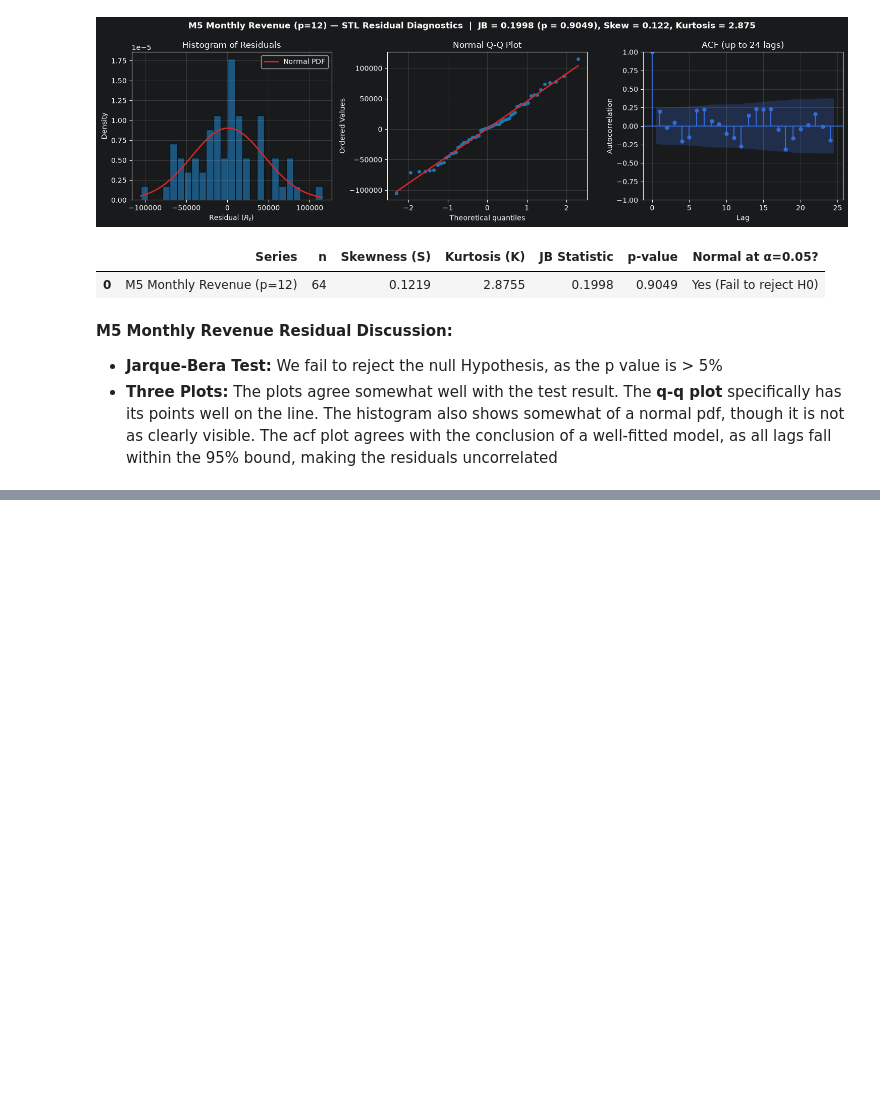
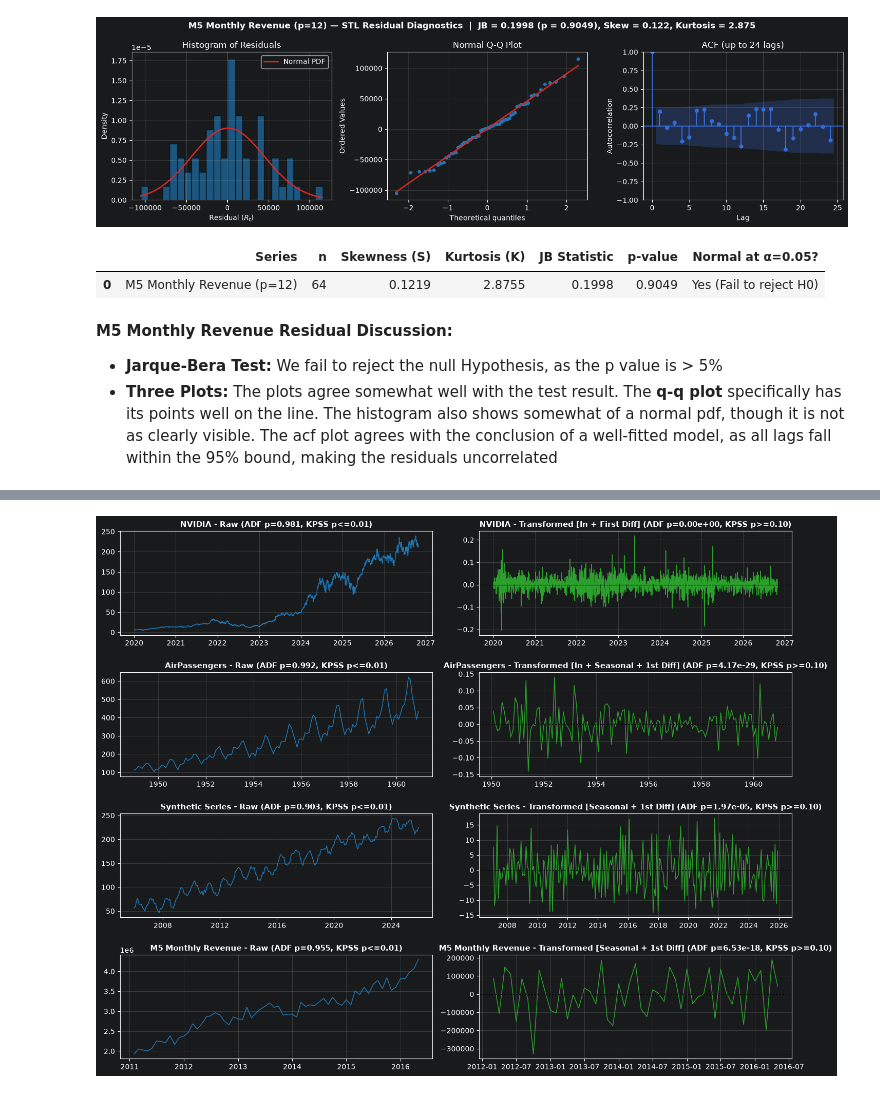
Before and after one commit to elias2304/notebooks, a Jupyter notebook: tis/hw2/hw2.ipynb, the cells around one changed output, grey strips where cells are left out. Drawn from its saved outputs; the diff is of its cells as text; code cells hidden in the pictures; blank space fills up the shorter version.

```diff
--- a/tis/hw2/hw2.ipynb
+++ b/tis/hw2/hw2.ipynb
@@ -448,0 +472,74 @@ pd.DataFrame([jb_m5])
+# %%
+def adf_kpss_verdict(adf_p: float, kpss_p: float, alpha: float = 0.05) -> str:
+    adf_reject = adf_p < alpha
+    kpss_reject = kpss_p < alpha
+    if adf_reject and not kpss_reject:
+        return 'Stationary (Case 1: ADF rejects H0, KPSS fails to reject H0)'
+    elif not adf_reject and kpss_reject:
+        return 'Non-Stationary (Case 2: ADF fails to reject H0, KPSS rejects H0)'
+    elif not adf_reject and not kpss_reject:
+        return 'Inconclusive / Low Power (Case 3: Both fail to reject H0)'
+    else:
+        return 'Conflicting / Heteroskedastic (Case 4: Both reject H0)'
+
+def run_stationarity_tests(series: pd.Series) -> tuple[float, float, float, float]:
+    vals = series.dropna().to_numpy(dtype=float)
+    adf_stat, adf_p, _, _, _, _ = adfuller(vals, autolag='BIC')
+    kpss_stat, kpss_p, _, _ = kpss(vals, regression='c', nlags='auto')
+    return float(adf_stat), float(adf_p), float(kpss_stat), float(kpss_p)
+
+# Construct stationary transformations for each of the four datasets
+# NVIDIA: log-return r_t = ln(Y_t) - ln(Y_{t-1}) stabilizes exponential growth + variance
+nvda_stat = np.log(nvda).diff(1).dropna()
+nvda_stat.name = 'NVIDIA Stationary'
+
+# AirPassengers: ln stabilizes multiplicative seasonality, diff 12 removes annual cycle, diff 1 removes trend
+air_stat = np.log(air).diff(12).diff(1).dropna()
+air_stat.name = 'AirPassengers Stationary'
+
+# Synthetic Series: diff 12 removes 12-month seasonality, diff 1 removes linear trend
+synth_stat = synthetic.diff(12).diff(1).dropna()
+synth_stat.name = 'Synthetic Stationary'
+
+# M5 Monthly Revenue: diff 12 removes annual retail seasonality, diff 1 removes upward trend
+m5_stat = m5.diff(12).diff(1).dropna()
+m5_stat.name = 'M5 Revenue Stationary'
+
+stationarity_configs = [
+    ('NVIDIA', nvda, 'ln + First Diff', nvda_stat),
+    ('AirPassengers', air, 'ln + Seasonal + 1st Diff', air_stat),
+    ('Synthetic Series', synthetic, 'Seasonal + 1st Diff', synth_stat),
+    ('M5 Monthly Revenue', m5, 'Seasonal + 1st Diff', m5_stat),
+]
+
+fig, axes = plt.subplots(4, 2, figsize=(14, 11))
+stationarity_rows = []
+
+for idx, (name, raw_s, trans_label, stat_s) in enumerate(stationarity_configs):
+    adf_s0, adf_p0, kpss_s0, kpss_p0 = run_stationarity_tests(raw_s)
+    adf_s1, adf_p1, kpss_s1, kpss_p1 = run_stationarity_tests(stat_s)
+
+    stationarity_rows.append({
+        'Dataset': name,
+        'Raw ADF p-value': f'{adf_p0:.4f}',
+        'Raw KPSS p-value': f'<= {kpss_p0:.2f}' if kpss_p0 <= 0.01 else f'{kpss_p0:.4f}',
+        'Verdict Before': adf_kpss_verdict(adf_p0, kpss_p0),
+        'Transformation': trans_label,
+        'After ADF p-value': f'{adf_p1:.4e}' if adf_p1 < 0.001 else f'{adf_p1:.4f}',
+        'After KPSS p-value': f'>= {kpss_p1:.2f}' if kpss_p1 >= 0.10 else f'{kpss_p1:.4f}',
+        'Verdict After': adf_kpss_verdict(adf_p1, kpss_p1),
+    })
+
+    axes[idx, 0].plot(raw_s.index, raw_s.values, color='#1f77b4', linewidth=1.1)
+    axes[idx, 0].set_title(f'{name} - Raw (ADF p={adf_p0:.3f}, KPSS p<={kpss_p0:.2f})', fontsize=10.5, fontweight='bold')
+    axes[idx, 1].plot(stat_s.index, stat_s.values, color='#2ca02c', linewidth=1.1)
+    axes[idx, 1].axhline(0, color='black', linestyle='--', linewidth=0.8)
+    axes[idx, 1].set_title(f'{name} - Transformed [{trans_label}] (ADF p={adf_p1:.2e}, KPSS p>={kpss_p1:.2f})', fontsize=10.5, fontweight='bold')
+
+plt.tight_layout()
+plt.show()
+
+stationarity_df = pd.DataFrame(stationarity_rows)
+stationarity_df
+# %% [output]
+[figure, added]
```
Also changed, not shown: parts of 25 cells of this notebook.
